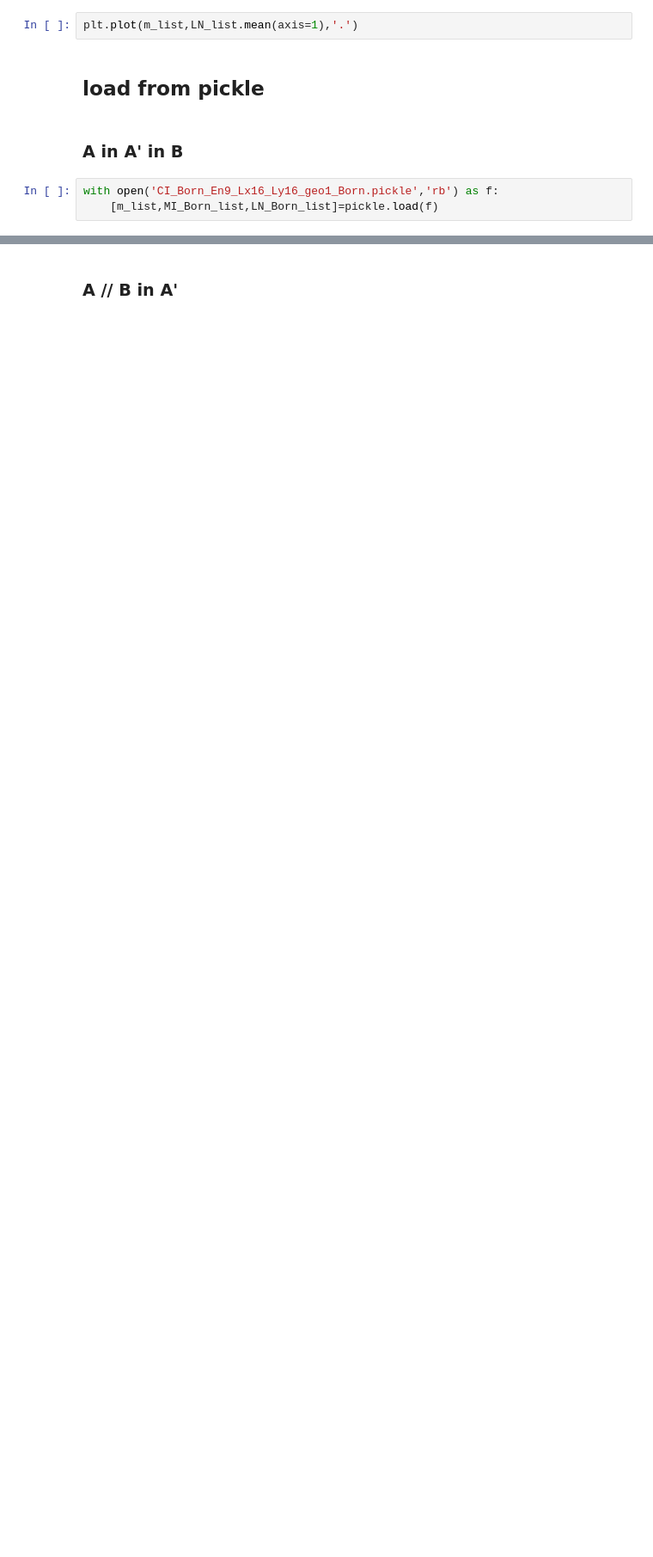
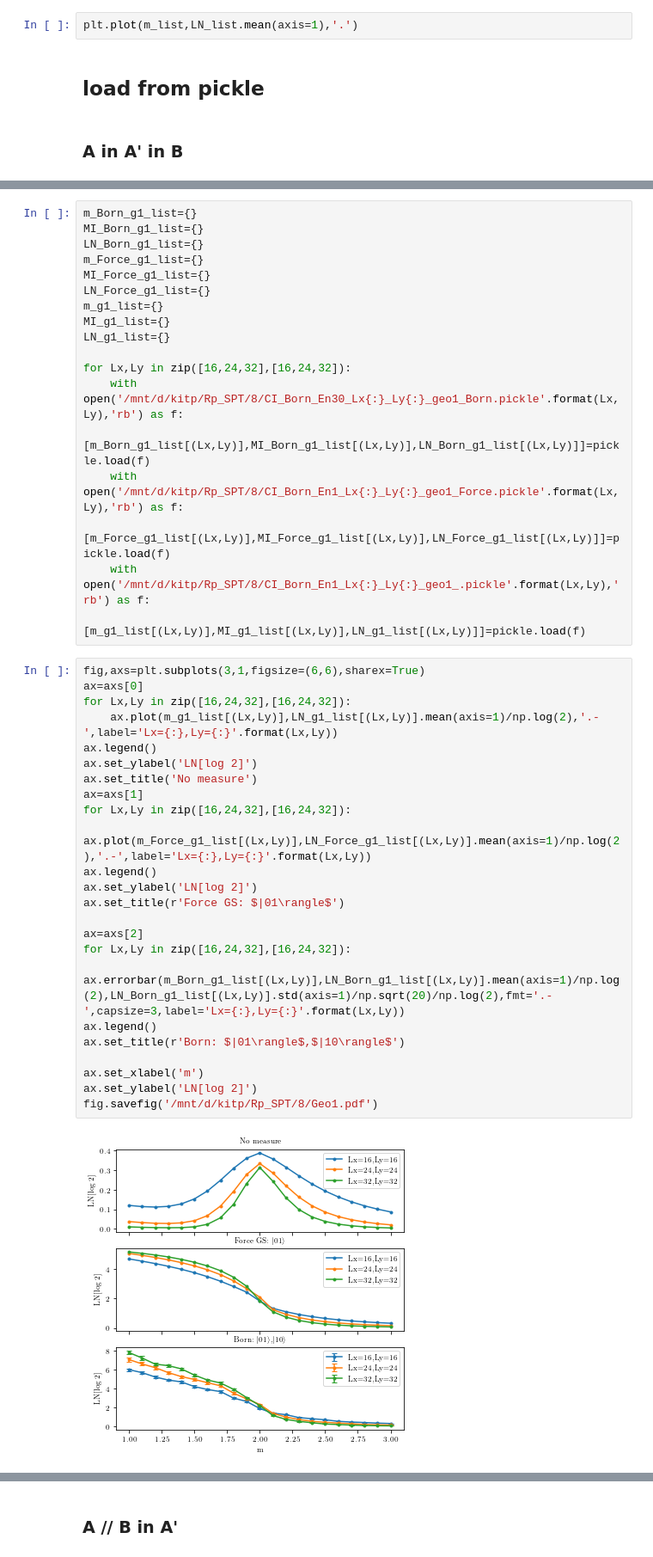
Before and after one commit to hainingpan/SPT, a Jupyter notebook: test_Chern_insulator.ipynb, the cells around one changed output, grey strips where cells are left out. Shown at 86% size. Drawn from its saved outputs; the diff is of its cells as text; blank space fills up the shorter version.

```diff
--- a/test_Chern_insulator.ipynb
+++ b/test_Chern_insulator.ipynb
@@ -3086,6 +3091,3 @@ plt.plot(m_list,LN_list.mean(axis=1),'.')
 ## load from pickle
 # %% [markdown]
 ### A in A' in B
-# %%
-with open('CI_Born_En9_Lx16_Ly16_geo1_Born.pickle','rb') as f:
-    [m_list,MI_Born_list,LN_Born_list]=pickle.load(f)
@@ -3096,0 +3094,44 @@ plt.plot(m_list,LN_Born_list.mean(axis=1))
+# %%
+m_Born_g1_list={}
+MI_Born_g1_list={}
+LN_Born_g1_list={}
+m_Force_g1_list={}
+MI_Force_g1_list={}
+LN_Force_g1_list={}
+m_g1_list={}
+MI_g1_list={}
+LN_g1_list={}
+
+for Lx,Ly in zip([16,24,32],[16,24,32]):
+    with open('/mnt/d/kitp/Rp_SPT/8/CI_Born_En30_Lx{:}_Ly{:}_geo1_Born.pickle'.format(Lx,Ly),'rb') as f:
+        [m_Born_g1_list[(Lx,Ly)],MI_Born_g1_list[(Lx,Ly)],LN_Born_g1_list[(Lx,Ly)]]=pickle.load(f)
+    with open('/mnt/d/kitp/Rp_SPT/8/CI_Born_En1_Lx{:}_Ly{:}_geo1_Force.pickle'.format(Lx,Ly),'rb') as f:
+        [m_Force_g1_list[(Lx,Ly)],MI_Force_g1_list[(Lx,Ly)],LN_Force_g1_list[(Lx,Ly)]]=pickle.load(f)
+    with open('/mnt/d/kitp/Rp_SPT/8/CI_Born_En1_Lx{:}_Ly{:}_geo1_.pickle'.format(Lx,Ly),'rb') as f:
+        [m_g1_list[(Lx,Ly)],MI_g1_list[(Lx,Ly)],LN_g1_list[(Lx,Ly)]]=pickle.load(f)
+# %%
+fig,axs=plt.subplots(3,1,figsize=(6,6),sharex=True)
+ax=axs[0]
+for Lx,Ly in zip([16,24,32],[16,24,32]):
+    ax.plot(m_g1_list[(Lx,Ly)],LN_g1_list[(Lx,Ly)].mean(axis=1)/np.log(2),'.-',label='Lx={:},Ly={:}'.format(Lx,Ly))
+ax.legend()
+ax.set_ylabel('LN[log 2]')
+ax.set_title('No measure')
+ax=axs[1]
+for Lx,Ly in zip([16,24,32],[16,24,32]):
+    ax.plot(m_Force_g1_list[(Lx,Ly)],LN_Force_g1_list[(Lx,Ly)].mean(axis=1)/np.log(2),'.-',label='Lx={:},Ly={:}'.format(Lx,Ly))
+ax.legend()
+ax.set_ylabel('LN[log 2]')
+ax.set_title(r'Force GS: $|01\rangle$')
+
+ax=axs[2]
+for Lx,Ly in zip([16,24,32],[16,24,32]):
+    ax.errorbar(m_Born_g1_list[(Lx,Ly)],LN_Born_g1_list[(Lx,Ly)].mean(axis=1)/np.log(2),LN_Born_g1_list[(Lx,Ly)].std(axis=1)/np.sqrt(20)/np.log(2),fmt='.-',capsize=3,label='Lx={:},Ly={:}'.format(Lx,Ly))
+ax.legend()
+ax.set_title(r'Born: $|01\rangle$,$|10\rangle$')
+
+ax.set_xlabel('m')
+ax.set_ylabel('LN[log 2]')
+fig.savefig('/mnt/d/kitp/Rp_SPT/8/Geo1.pdf')
+# %% [output]
+[figure, added]
```
Also changed, not shown: parts of 29 cells of this notebook, 5 other files.
